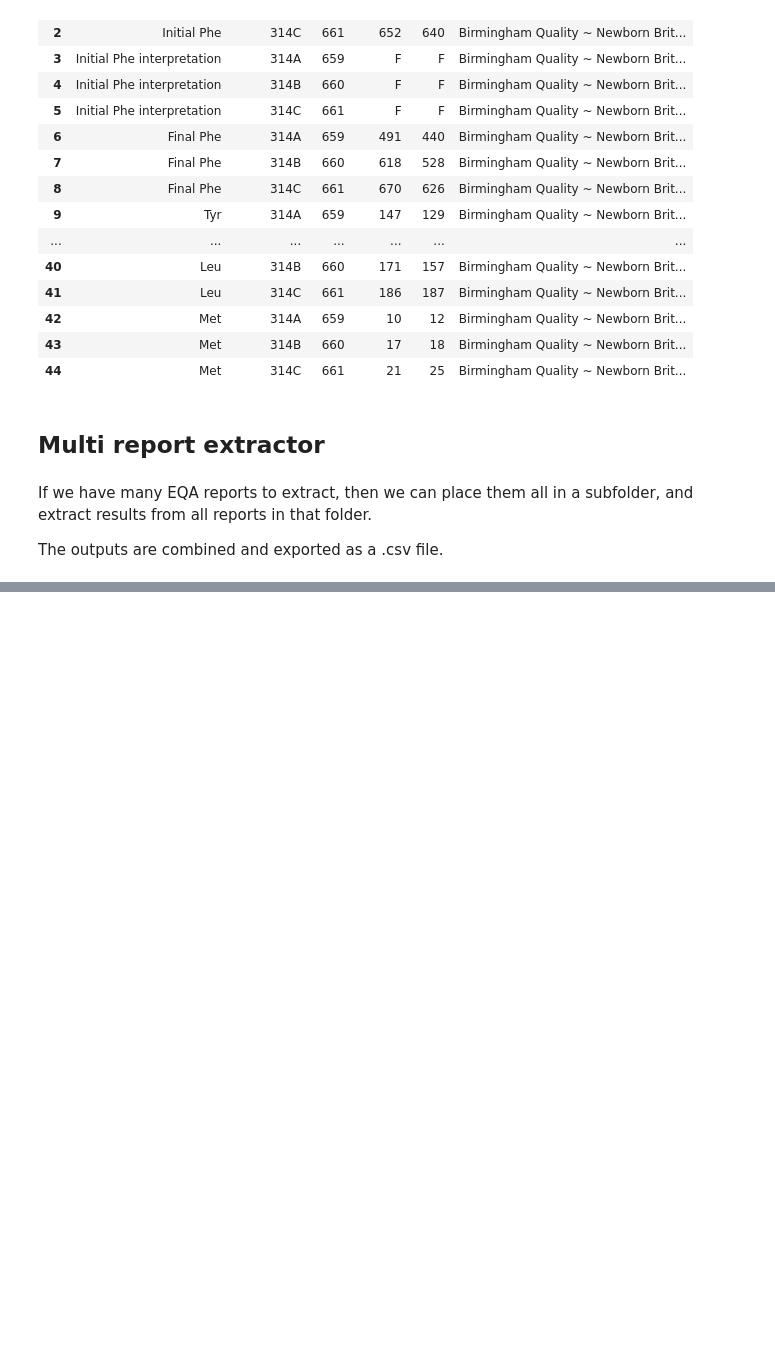
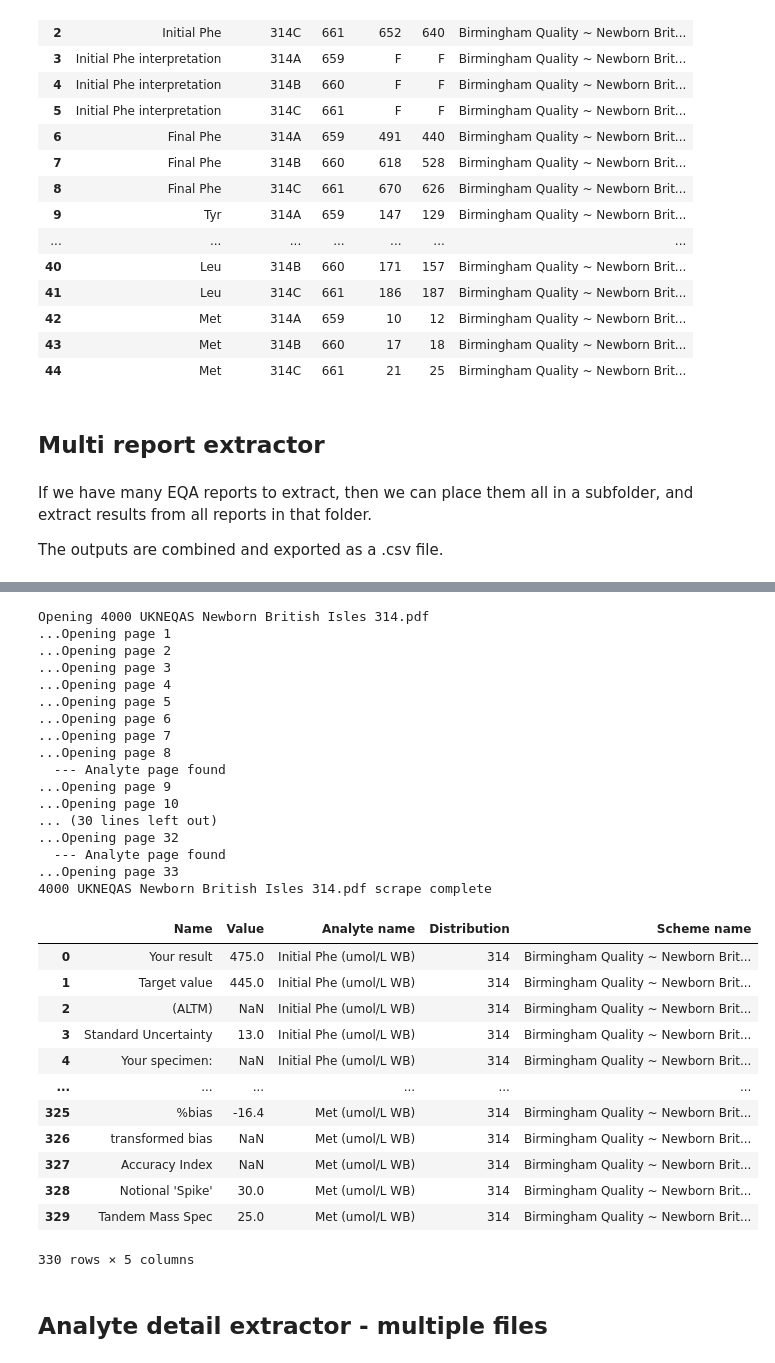
Before and after one commit to nf260/NEQAS-results-scraper, a Jupyter notebook: EQA-results-scraper.ipynb, the cells around one changed output, grey strips where cells are left out. Cells and saved outputs as stored; diff of their text form; code cells hidden in the pictures; blank space fills up the shorter version.

Commit message:
Add files via upload
Add functions to read analyte summary sections (on individual report or multiple reports)

```diff
--- a/EQA-results-scraper.ipynb
+++ b/EQA-results-scraper.ipynb
@@ -147,0 +205,35 @@ Results exported to csv file
+# %%
+EQAAnalyteSum("4000 UKNEQAS Newborn British Isles 314.pdf")
+# %% [output]
+Opening 4000 UKNEQAS Newborn British Isles 314.pdf
+...Opening page 1
+...Opening page 2
+...Opening page 3
+...Opening page 4
+...Opening page 5
+...Opening page 6
+...Opening page 7
+...Opening page 8
+  --- Analyte page found
+...Opening page 9
+...Opening page 10
+... (30 lines left out)
+...Opening page 32
+  --- Analyte page found
+...Opening page 33
+4000 UKNEQAS Newborn British Isles 314.pdf scrape complete
+|  | Name | Value | Analyte name | Distribution | Scheme name |
+| 0 | Your result | 475.0 | Initial Phe (umol/L WB) | 314 | Birmingham Quality ~ Newborn Brit... |
+| 1 | Target value | 445.0 | Initial Phe (umol/L WB) | 314 | Birmingham Quality ~ Newborn Brit... |
+| 2 | (ALTM) | NaN | Initial Phe (umol/L WB) | 314 | Birmingham Quality ~ Newborn Brit... |
+| 3 | Standard Uncertainty | 13.0 | Initial Phe (umol/L WB) | 314 | Birmingham Quality ~ Newborn Brit... |
+| 4 | Your specimen: | NaN | Initial Phe (umol/L WB) | 314 | Birmingham Quality ~ Newborn Brit... |
+| ... | ... | ... | ... | ... | ... |
+| 325 | %bias | -16.4 | Met (umol/L WB) | 314 | Birmingham Quality ~ Newborn Brit... |
+| 326 | transformed bias | NaN | Met (umol/L WB) | 314 | Birmingham Quality ~ Newborn Brit... |
+| 327 | Accuracy Index | NaN | Met (umol/L WB) | 314 | Birmingham Quality ~ Newborn Brit... |
+| 328 | Notional 'Spike' | 30.0 | Met (umol/L WB) | 314 | Birmingham Quality ~ Newborn Brit... |
+| 329 | Tandem Mass Spec | 25.0 | Met (umol/L WB) | 314 | Birmingham Quality ~ Newborn Brit... |
+330 rows × 5 columns
+# %% [markdown]
+## Analyte detail extractor - multiple files
```
Also changed, not shown: parts of 13 cells of this notebook.
